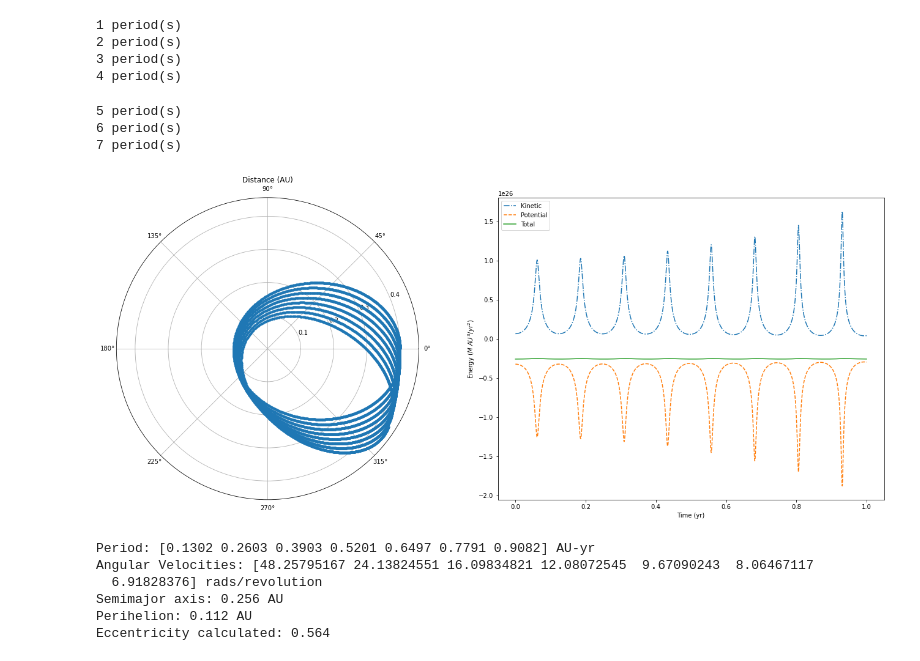
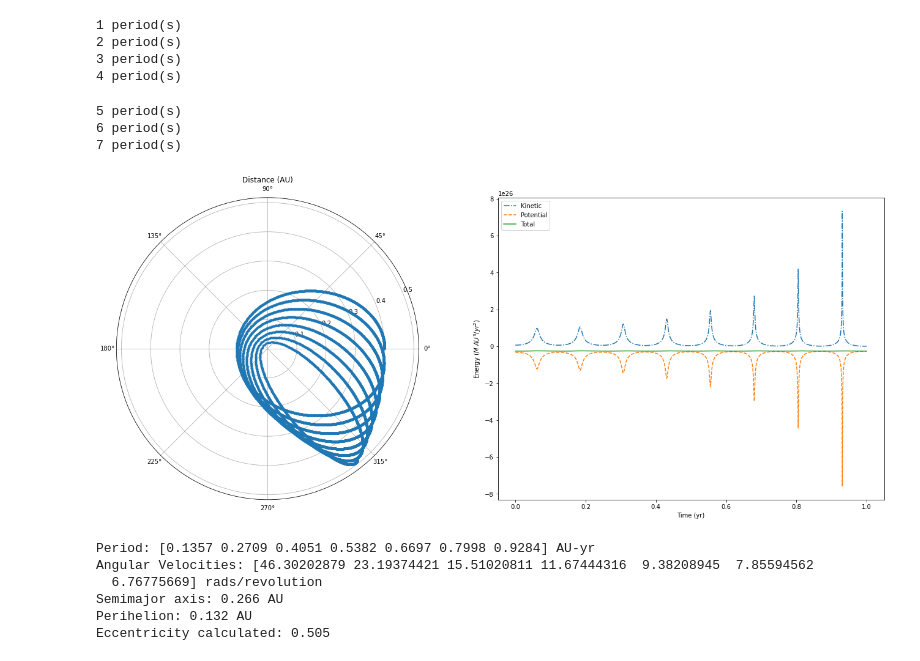
Before and after one commit to SushiSuperposition/ProfHurst_PHYS240_Sp23, a Jupyter notebook: Pruitt/HW5Pruitt-ODEminiproject.ipynb, the cells around one changed output. Saved outputs shown, nothing was run; the diff lists cells and outputs as text; code cells hidden in the pictures.

```diff
--- a/Pruitt/HW5Pruitt-ODEminiproject.ipynb
+++ b/Pruitt/HW5Pruitt-ODEminiproject.ipynb
@@ -1,6 +1,4 @@
 # %%
-# orbit - Program to compute the orbit of a comet.
-
 # Set up configuration options and special features
 import numpy as np
 import matplotlib.pyplot as plt
@@ -24,7 +22,6 @@ def gravrk(s, t, GM):
     v = s[2:]
     accel = -GM * r / np.linalg.norm(r)**3 +  mu_mercury* r / np.linalg.norm(r)**3 # Gravitational acceleration
     accel[0] -= perturbingForce
-#     accel[0] -= (mu_mercury**2) * r / np.linalg.norm(r)**3
     # Return derivatives
     deriv = np.array([v[0], v[1], accel[0], accel[1]])
 
@@ -42,8 +39,6 @@ massSun = 1.99e30 # kg
 mu_mercury = 2.2032e13 # m^3/s^2
 mu_mercury = mu_mercury*conversion # [AU^3/yr^2]
 
-# Perturbation
-perturbingForce = .02*GM/r0**2
 
 # Set initial position and velocity of the comet.
 # r0 = 1 # AU
@@ -58,6 +53,9 @@ state = np.array([r[0], r[1], v[0], v[1]])  # State used by R-K routines
 
 adaptErr = 1.0E-3  # Error parameter used by adaptive Runge-Kutta
 time = 0.0
+
+# Perturbation
+perturbingForce = .04*GM/r0**2
 
 # Loop over the desired number of steps using the specified numerical method.
 nStep = 10000
@@ -149,37 +147,37 @@ semimajor = (rplot[stoplist[0]] + rplot[halfpind]) / 2
 ecc = r0/semimajor - 1
 perih = (1 - ecc)*semimajor
 
 ## Test program and compare measured eccentricity with predicted value
 eTot = np.mean(totalE)
 angMom = r0*v0
 # eccTh = np.sqrt(1 + 2*eTot*angMom**2/(GM**2)*mu_mercury**3)
 
 print(f'Period: {periods} AU-yr')
 print(f'Angular Velocities: {angular_velocities} rads/revolution')
 
 print(f'Semimajor axis: {semimajor:.3f} AU')
 print(f'Perihelion: {perih:.3f} AU')
 print(f'Eccentricity calculated: {ecc:.3f}')
 # print(f'Eccentricity theory: {eccTh:.3f}')
 
 # angMomPer = rplot*vplot
 # plt.figure()
 # plt.plot(tplot, angMomPer)
 # plt.title('Angular momentum vs Time')
 # plt.xlabel('Time [Yr]')
 # plt.ylabel('Angular Momentum')
 # %% [output]
 1 period(s)
 2 period(s)
 3 period(s)
 4 period(s)
 5 period(s)
 6 period(s)
 7 period(s)
-[figure, old version]
+[figure, new version]
-Period: [0.1302 0.2603 0.3903 0.5201 0.6497 0.7791 0.9082] AU-yr
-Angular Velocities: [48.25795167 24.13824551 16.09834821 12.08072545  9.67090243  8.06467117
-  6.91828376] rads/revolution
-Semimajor axis: 0.256 AU
-Perihelion: 0.112 AU
-Eccentricity calculated: 0.564
+Period: [0.1357 0.2709 0.4051 0.5382 0.6697 0.7998 0.9284] AU-yr
+Angular Velocities: [46.30202879 23.19374421 15.51020811 11.67444316  9.38208945  7.85594562
+  6.76775669] rads/revolution
+Semimajor axis: 0.266 AU
+Perihelion: 0.132 AU
+Eccentricity calculated: 0.505
```
Also changed, not shown: parts of 2 cells of this notebook.
